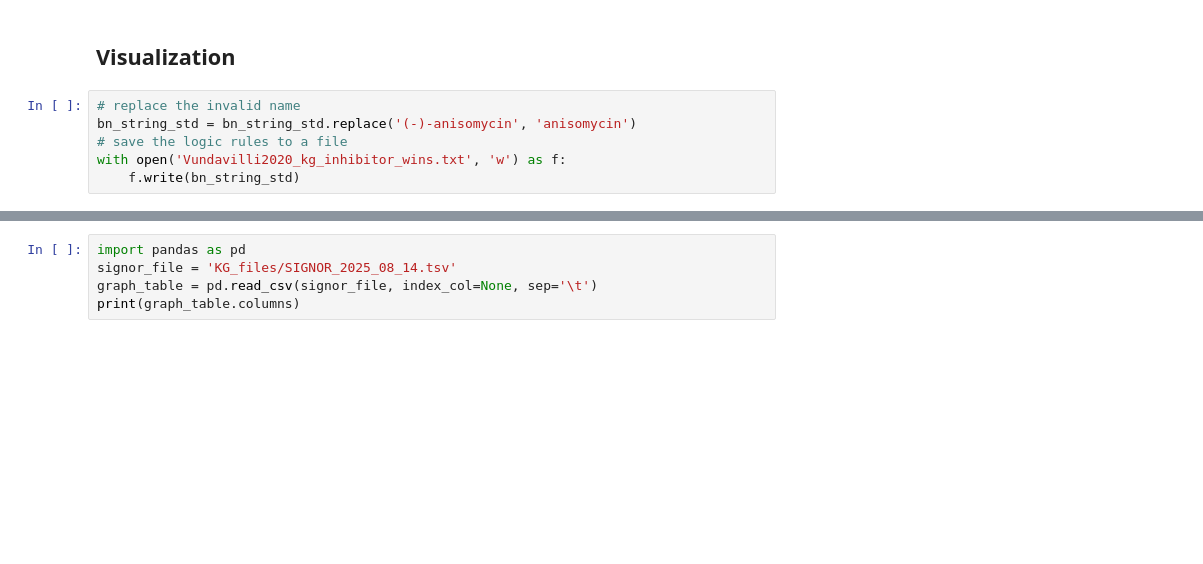
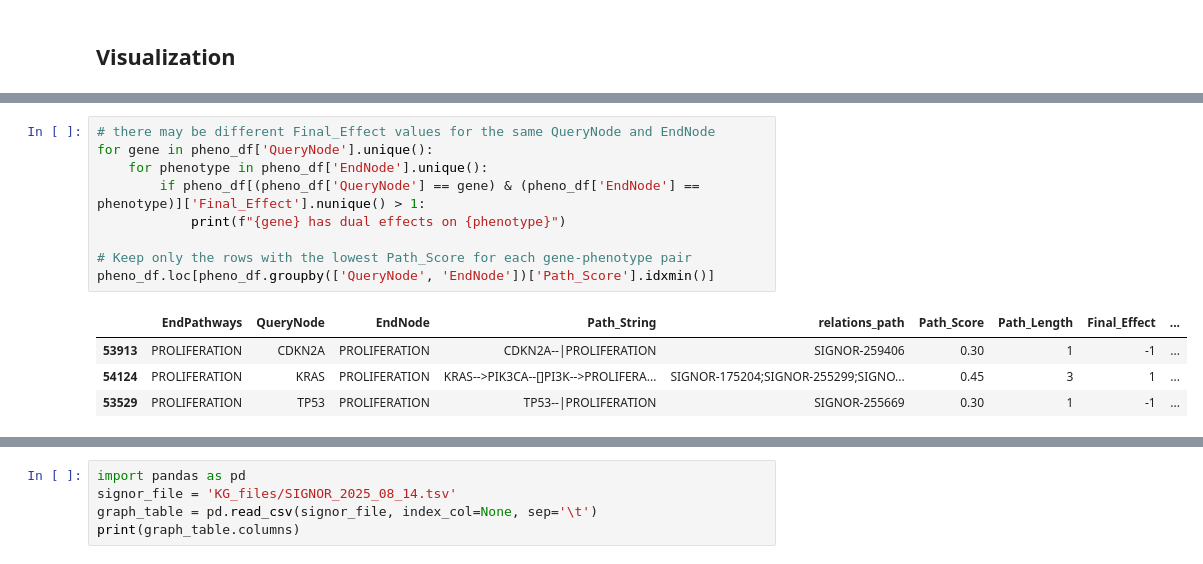
Before and after one commit to IlyaLab/BNMPy, a Jupyter notebook: knowledge_graph.ipynb, the cells around one changed output, grey strips where cells are left out. Saved outputs shown, nothing was run; the diff lists cells and outputs as text; blank space fills up the shorter version.

```diff
--- a/knowledge_graph.ipynb
+++ b/knowledge_graph.ipynb
@@ -247,8 +256,2 @@ RAS =  GRB2
 # %% [markdown]
 ## Visualization
-# %%
-# replace the invalid name
-bn_string_std = bn_string_std.replace('(-)-anisomycin', 'anisomycin')
-# save the logic rules to a file
-with open('Vundavilli2020_kg_inhibitor_wins.txt', 'w') as f:
-    f.write(bn_string_std)
@@ -261,0 +354,14 @@ kg_graph.html
+# %%
+# there may be different Final_Effect values for the same QueryNode and EndNode
+for gene in pheno_df['QueryNode'].unique():
+    for phenotype in pheno_df['EndNode'].unique():
+        if pheno_df[(pheno_df['QueryNode'] == gene) & (pheno_df['EndNode'] == phenotype)]['Final_Effect'].nunique() > 1:
+            print(f"{gene} has dual effects on {phenotype}")
+
+# Keep only the rows with the lowest Path_Score for each gene-phenotype pair
+pheno_df.loc[pheno_df.groupby(['QueryNode', 'EndNode'])['Path_Score'].idxmin()]
+# %% [output]
+|  | EndPathways | QueryNode | EndNode | Path_String | relations_path | Path_Score | Path_Length | Final_Effect | ... |
+| 53913 | PROLIFERATION | CDKN2A | PROLIFERATION | CDKN2A--|PROLIFERATION | SIGNOR-259406 | 0.30 | 1 | -1 | ... |
+| 54124 | PROLIFERATION | KRAS | PROLIFERATION | KRAS-->PIK3CA--[]PI3K-->PROLIFERA... | SIGNOR-175204;SIGNOR-255299;SIGNO... | 0.45 | 3 | 1 | ... |
+| 53529 | PROLIFERATION | TP53 | PROLIFERATION | TP53--|PROLIFERATION | SIGNOR-255669 | 0.30 | 1 | -1 | ... |
```
Also changed, not shown: parts of 29 cells of this notebook, 8 other files.
